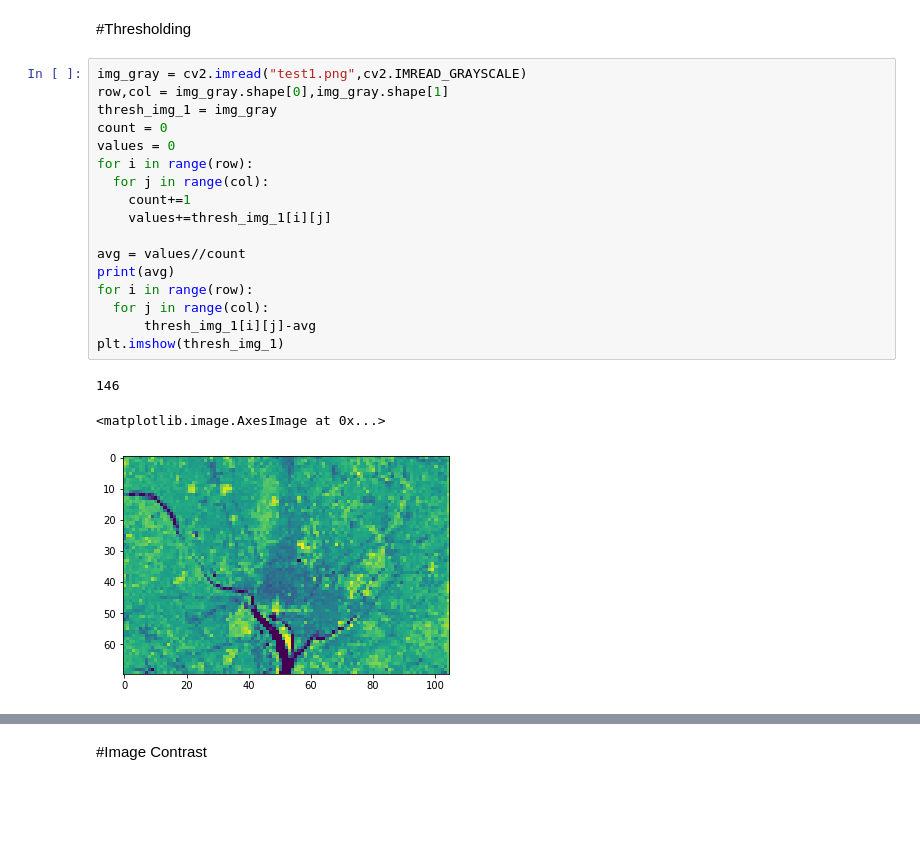
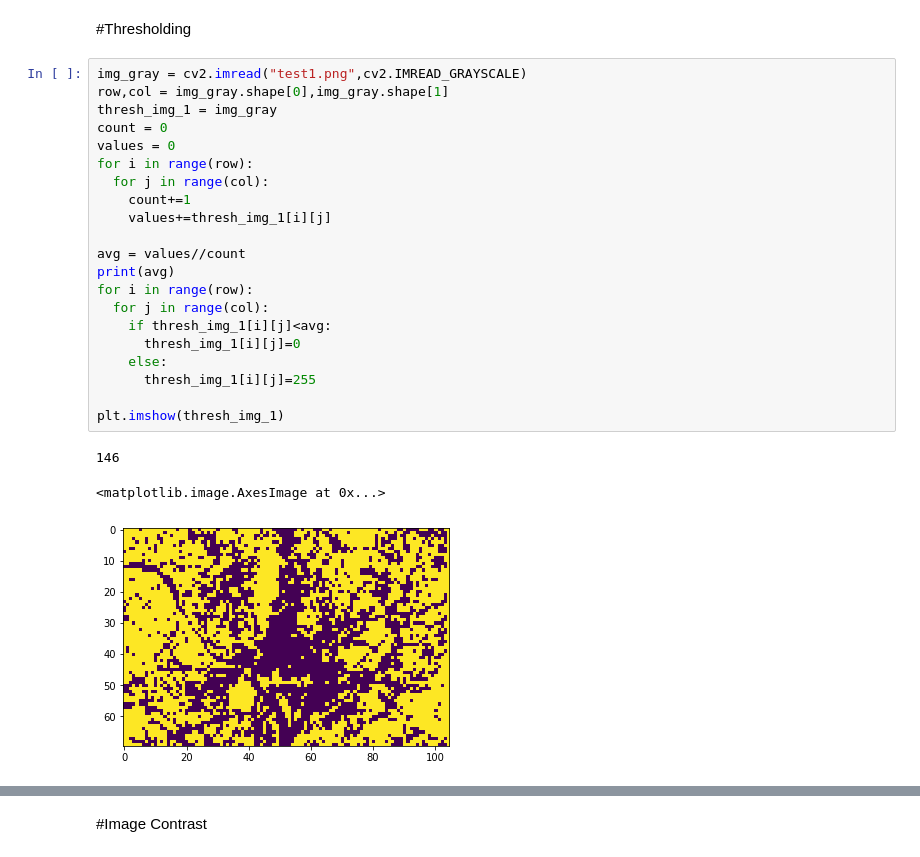
Before and after one commit to abhishekkagautam/DIP_Experiment_4, a Jupyter notebook: DIP_experiment_4.ipynb, the cells around one changed output, grey strips where cells are left out. Saved outputs shown, nothing was run; the diff lists cells and outputs as text; blank space fills up the shorter version.

```diff
--- a/DIP_experiment_4.ipynb
+++ b/DIP_experiment_4.ipynb
@@ -32,24 +32,28 @@ plt.imshow(img_neg_lib)
 # %%
 img_gray = cv2.imread("test1.png",cv2.IMREAD_GRAYSCALE)
 row,col = img_gray.shape[0],img_gray.shape[1]
 thresh_img_1 = img_gray
 count = 0
 values = 0
 for i in range(row):
   for j in range(col):
     count+=1
     values+=thresh_img_1[i][j]
 
 avg = values//count
 print(avg)
 for i in range(row):
   for j in range(col):
-      thresh_img_1[i][j]-avg
+    if thresh_img_1[i][j]<avg:
+      thresh_img_1[i][j]=0
+    else:
+      thresh_img_1[i][j]=255
+
 plt.imshow(thresh_img_1)
 # %% [output]
 146
 <matplotlib.image.AxesImage at 0x...>
-[figure, old version]
+[figure, new version]
 # %%
 thresh_img_2 = img_gray
 for i in range(row):
```
Also changed, not shown: parts of 3 cells of this notebook.
